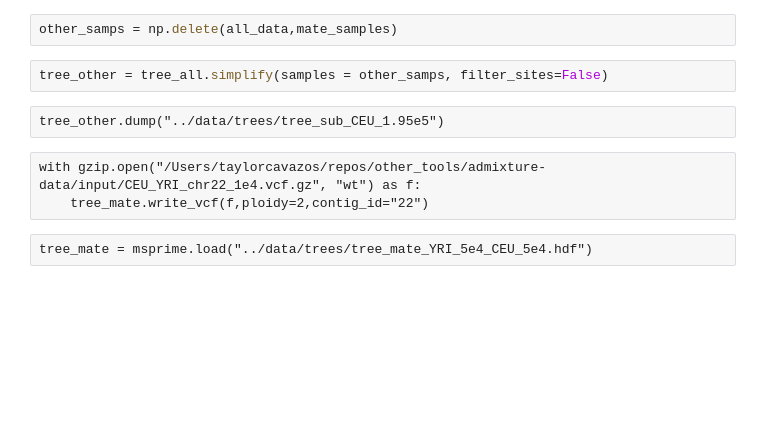
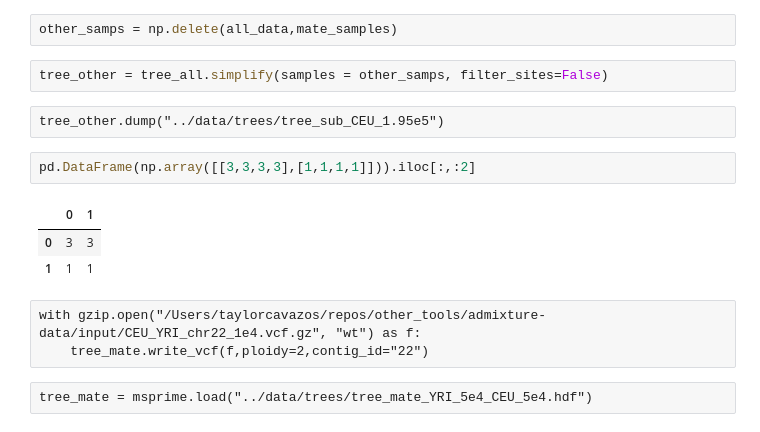
Before and after one commit to taylorcavazos/PRS_Admixture_Simulation, a Jupyter notebook: notebooks/local_ancestry_prs.ipynb, the cells around one changed output. Cells and saved outputs as stored; diff of their text form; blank space fills up the shorter version.

```diff
--- a/notebooks/local_ancestry_prs.ipynb
+++ b/notebooks/local_ancestry_prs.ipynb
@@ -141,6 +170,12 @@ other_samps = np.delete(all_data,mate_samples)
 tree_other = tree_all.simplify(samples = other_samps, filter_sites=False)
 # %% [raw]
 tree_other.dump("../data/trees/tree_sub_CEU_1.95e5")
+# %%
+pd.DataFrame(np.array([[3,3,3,3],[1,1,1,1]])).iloc[:,:2]
+# %% [output]
+|  | 0 | 1 |
+| 0 | 3 | 3 |
+| 1 | 1 | 1 |
 # %% [raw]
 with gzip.open("/Users/taylorcavazos/repos/other_tools/admixture-data/input/CEU_YRI_chr22_1e4.vcf.gz", "wt") as f:
     tree_mate.write_vcf(f,ploidy=2,contig_id="22")
```
Also changed, not shown: parts of 6 cells of this notebook, 3 other files.
